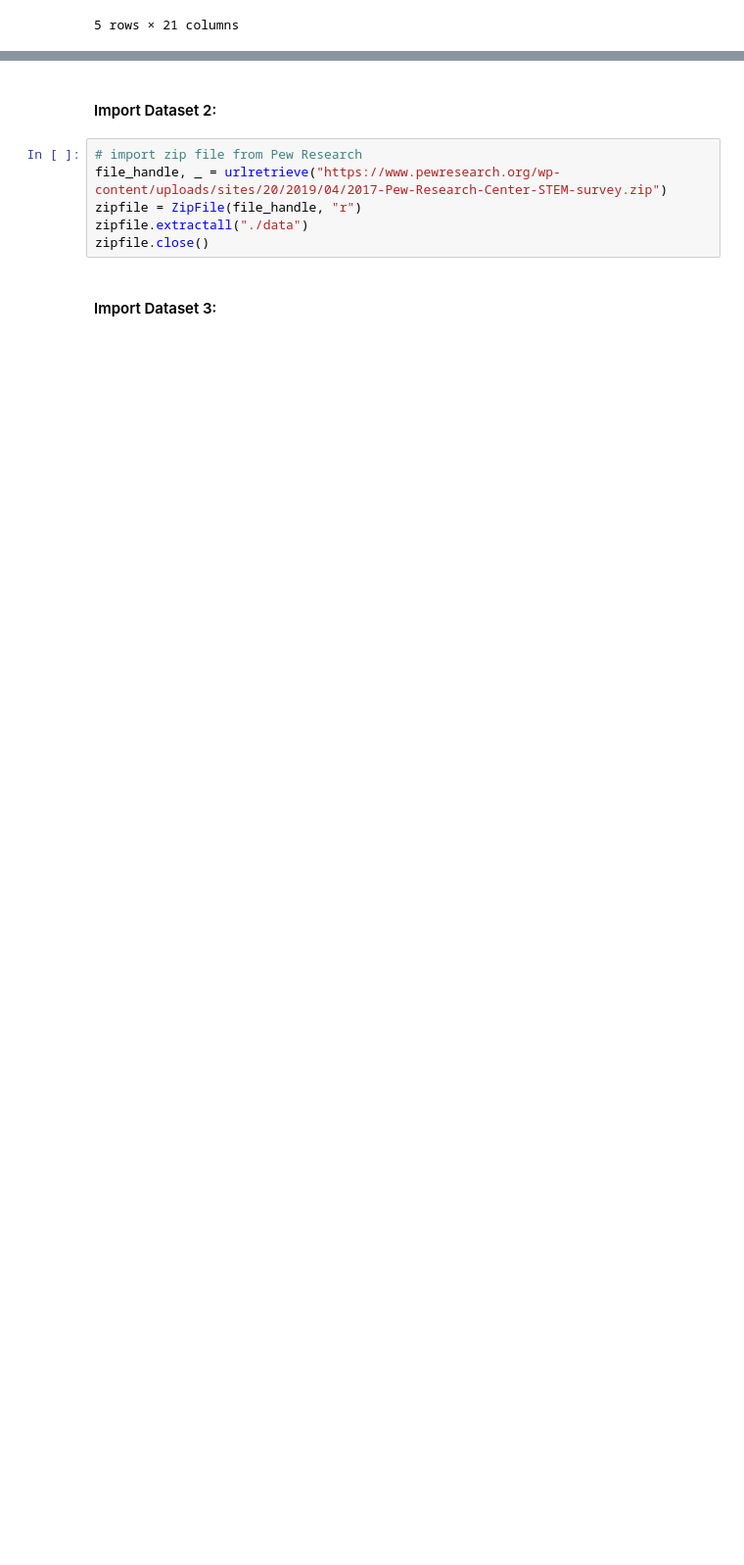
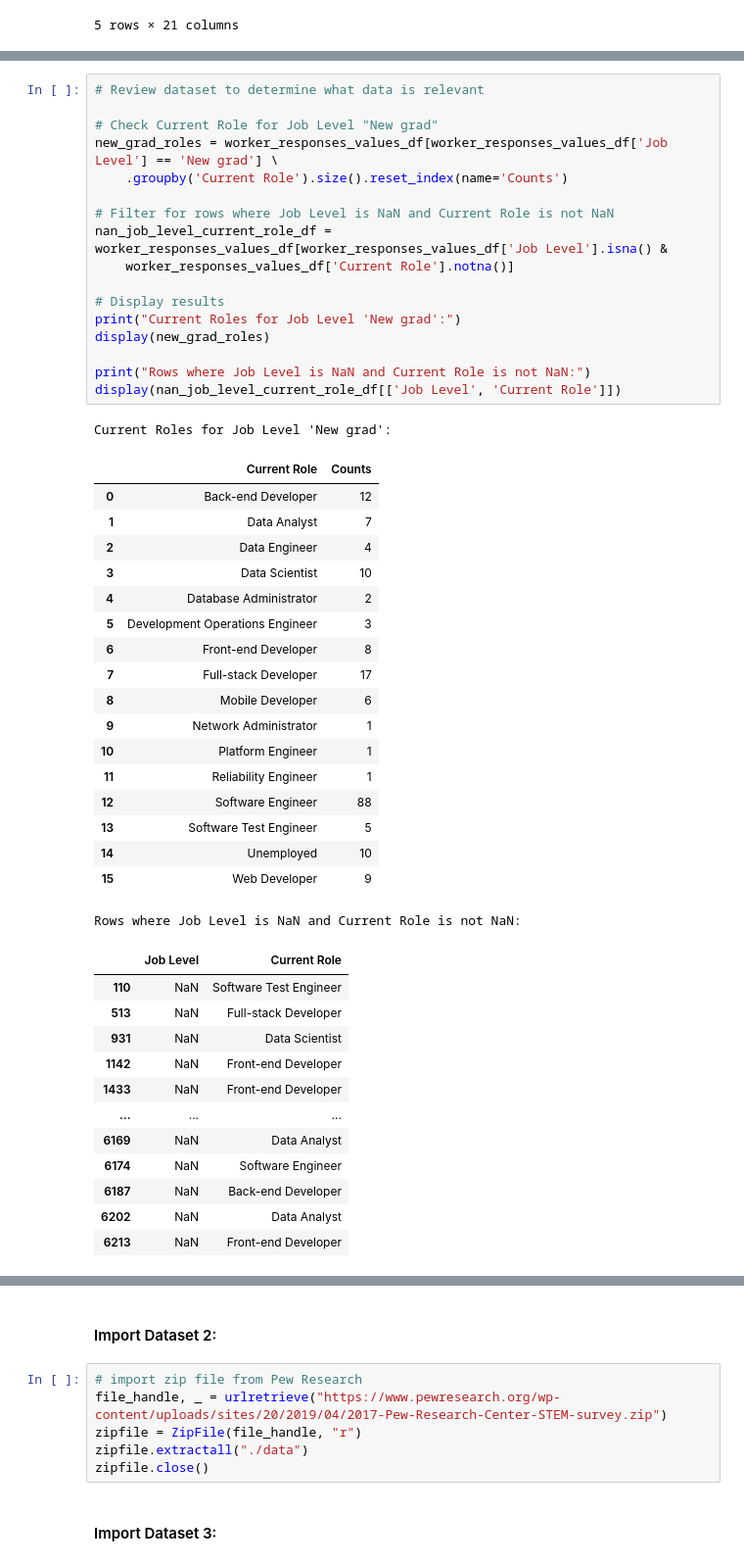
Before and after one commit to IT4063C-Fall24/final-project-yaumj, a Jupyter notebook: source.ipynb, the cells around one changed output, grey strips where cells are left out. Shown at 98% size. Drawn from its saved outputs; the diff is of its cells as text; blank space fills up the shorter version.

```diff
--- a/source.ipynb
+++ b/source.ipynb
@@ -487,0 +551,49 @@ None
+# %%
+# Review dataset to determine what data is relevant
+
+# Check Current Role for Job Level "New grad"
+new_grad_roles = worker_responses_values_df[worker_responses_values_df['Job Level'] == 'New grad'] \
+    .groupby('Current Role').size().reset_index(name='Counts')
+
+# Filter for rows where Job Level is NaN and Current Role is not NaN
+nan_job_level_current_role_df = worker_responses_values_df[worker_responses_values_df['Job Level'].isna() &
+    worker_responses_values_df['Current Role'].notna()]
+
+# Display results
+print("Current Roles for Job Level 'New grad':")
+display(new_grad_roles)
+
+print("Rows where Job Level is NaN and Current Role is not NaN:")
+display(nan_job_level_current_role_df[['Job Level', 'Current Role']])
+# %% [output]
+Current Roles for Job Level 'New grad':
+|  | Current Role | Counts |
+| 0 | Back-end Developer | 12 |
+| 1 | Data Analyst | 7 |
+| 2 | Data Engineer | 4 |
+| 3 | Data Scientist | 10 |
+| 4 | Database Administrator | 2 |
+| 5 | Development Operations Engineer | 3 |
+| 6 | Front-end Developer | 8 |
+| 7 | Full-stack Developer | 17 |
+| 8 | Mobile Developer | 6 |
+| 9 | Network Administrator | 1 |
+| 10 | Platform Engineer | 1 |
+| 11 | Reliability Engineer | 1 |
+| 12 | Software Engineer | 88 |
+| 13 | Software Test Engineer | 5 |
+| 14 | Unemployed | 10 |
+| 15 | Web Developer | 9 |
+Rows where Job Level is NaN and Current Role is not NaN:
+|  | Job Level | Current Role |
+| 110 | NaN | Software Test Engineer |
+| 513 | NaN | Full-stack Developer |
+| 931 | NaN | Data Scientist |
+| 1142 | NaN | Front-end Developer |
+| 1433 | NaN | Front-end Developer |
+| ... | ... | ... |
+| 6169 | NaN | Data Analyst |
+| 6174 | NaN | Software Engineer |
+| 6187 | NaN | Back-end Developer |
+| 6202 | NaN | Data Analyst |
+| 6213 | NaN | Front-end Developer |
```
Also changed, not shown: parts of 8 cells of this notebook, 2 other files.
